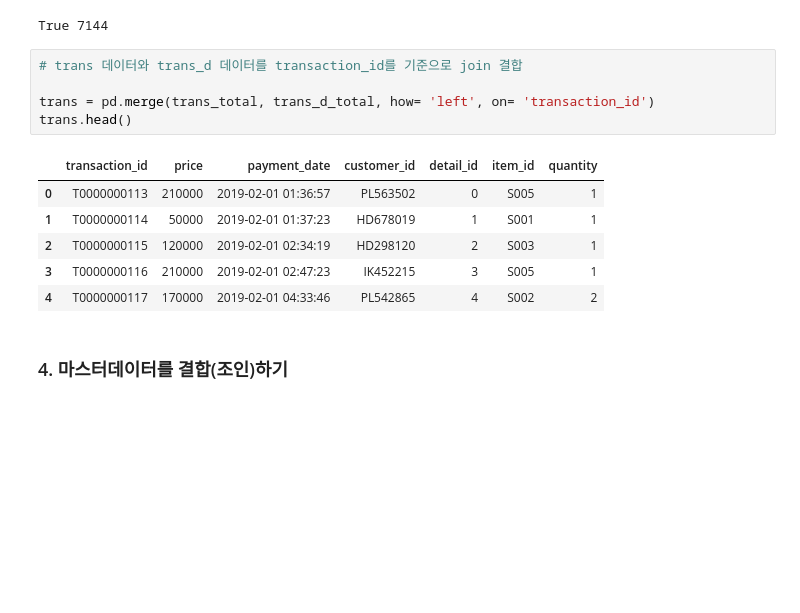
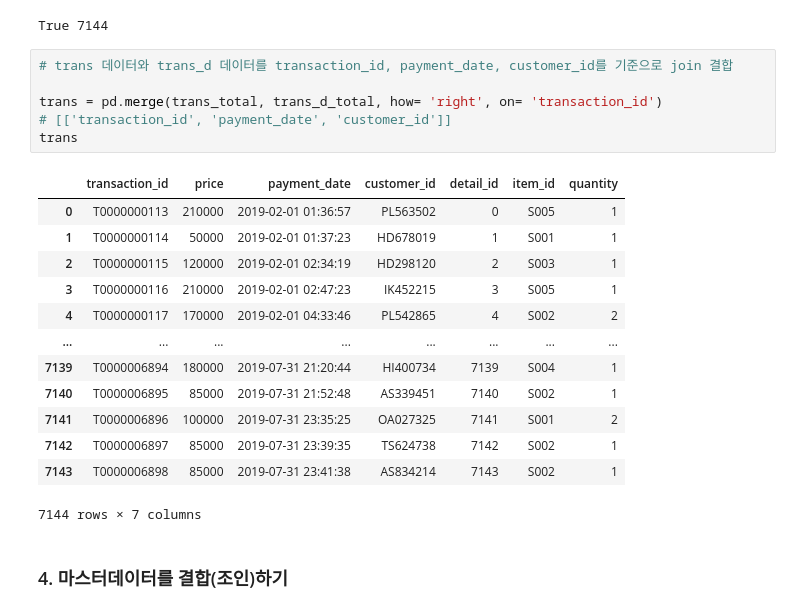
Before and after one commit to do-po/test_1, a Jupyter notebook: Project/03. 데이터 분석/04. Marketing/01. 웹에서주문수를분석/01.웹에서주문수를분석.ipynb, the cells around one changed output. Cells and saved outputs as stored; diff of their text form; blank space fills up the shorter version.

```diff
--- a/Project/03. 데이터 분석/04. Marketing/01. 웹에서주문수를분석/01.웹에서주문수를분석.ipynb
+++ b/Project/03. 데이터 분석/04. Marketing/01. 웹에서주문수를분석/01.웹에서주문수를분석.ipynb
@@ -104,17 +104,25 @@ print(bool(
 # %% [output]
 True 7144
 # %%
-# trans 데이터와 trans_d 데이터를 transaction_id를 기준으로 join 결합
+# trans 데이터와 trans_d 데이터를 transaction_id, payment_date, customer_id를 기준으로 join 결합
 
-trans = pd.merge(trans_total, trans_d_total, how= 'left', on= 'transaction_id')
-trans.head()
+trans = pd.merge(trans_total, trans_d_total, how= 'right', on= 'transaction_id')
+# [['transaction_id', 'payment_date', 'customer_id']]
+trans
 # %% [output]
 |  | transaction_id | price | payment_date | customer_id | detail_id | item_id | quantity |
 | 0 | T0000000113 | 210000 | 2019-02-01 01:36:57 | PL563502 | 0 | S005 | 1 |
 | 1 | T0000000114 | 50000 | 2019-02-01 01:37:23 | HD678019 | 1 | S001 | 1 |
 | 2 | T0000000115 | 120000 | 2019-02-01 02:34:19 | HD298120 | 2 | S003 | 1 |
 | 3 | T0000000116 | 210000 | 2019-02-01 02:47:23 | IK452215 | 3 | S005 | 1 |
 | 4 | T0000000117 | 170000 | 2019-02-01 04:33:46 | PL542865 | 4 | S002 | 2 |
+| ... | ... | ... | ... | ... | ... | ... | ... |
+| 7139 | T0000006894 | 180000 | 2019-07-31 21:20:44 | HI400734 | 7139 | S004 | 1 |
+| 7140 | T0000006895 | 85000 | 2019-07-31 21:52:48 | AS339451 | 7140 | S002 | 1 |
+| 7141 | T0000006896 | 100000 | 2019-07-31 23:35:25 | OA027325 | 7141 | S001 | 2 |
+| 7142 | T0000006897 | 85000 | 2019-07-31 23:39:35 | TS624738 | 7142 | S002 | 1 |
+| 7143 | T0000006898 | 85000 | 2019-07-31 23:41:38 | AS834214 | 7143 | S002 | 1 |
+7144 rows × 7 columns
 # %% [markdown]
 ### 4. 마스터데이터를 결합(조인)하기
 # %%
```
Also changed, not shown: parts of 9 cells of this notebook.
